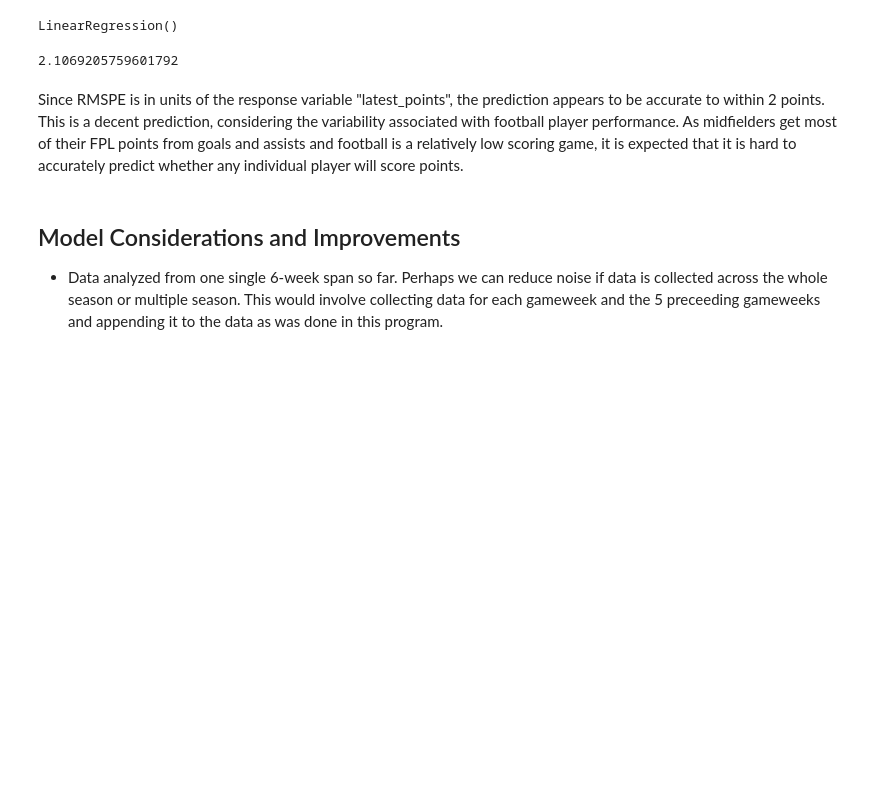
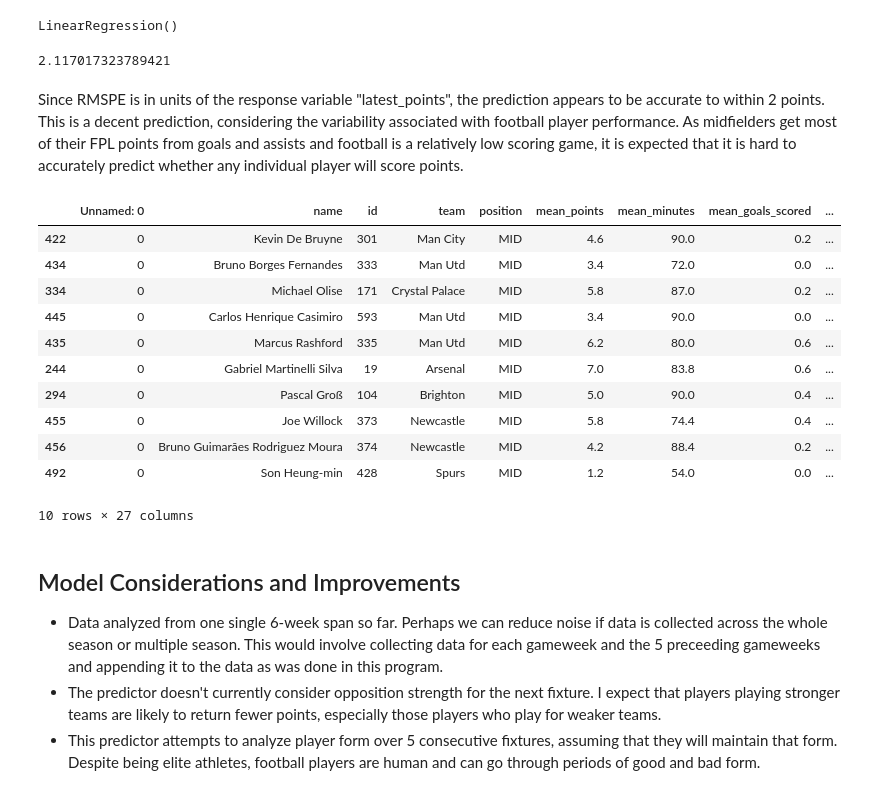
Before and after one commit to hakkd/predictFPL, a Jupyter notebook: EPL_plyr_perform_last_5.ipynb, the cells around one changed output. Saved outputs shown, nothing was run; the diff lists cells and outputs as text; code cells hidden in the pictures; blank space fills up the shorter version.

Commit message:
showing top predicted scorers

```diff
--- a/EPL_plyr_perform_last_5.ipynb
+++ b/EPL_plyr_perform_last_5.ipynb
@@ -666,7 +666,7 @@ last_5_df_train, last_5_df_test = train_test_split(
 )
 # %%
 lm = linear_model.LinearRegression()
-X_train = last_5_df_train[["mean_minutes", "mean_ict", "mean_xa", "mean_opp_def"]]
+X_train = last_5_df_train[["mean_minutes", "mean_ict", "mean_xa", "mean_opp_def", "mean_xgi"]]
 y_train = last_5_df_train[["latest_points"]]
 
 # fit the linear regression model
@@ -676,7 +676,7 @@ LinearRegression()
 # %%
 import numpy as np
 # %%
-X_test = last_5_df_test[["mean_minutes", "mean_ict", "mean_xa", "mean_opp_def"]]
+X_test = last_5_df_test[["mean_minutes", "mean_ict", "mean_xa", "mean_opp_def", "mean_xgi"]]
 y_test = last_5_df_test[["latest_points"]]
 
 # predict on test data
@@ -692,10 +692,28 @@ RMSPE = np.sqrt(
 
 RMSPE
 # %% [output]
-2.1069205759601792
+2.117017323789421
 # %% [markdown]
 Since RMSPE is in units of the response variable "latest_points", the prediction appears to be accurate to within 2 points. This is a decent prediction, considering the variability associated with football player performance. As midfielders get most of their FPL points from goals and assists and football is a relatively low scoring game, it is expected that it is hard to accurately predict whether any individual player will score points.
+# %%
+# show the highest predicted points
+last_5_preds.sort_values('predicted', ascending=False).head(10)
+# %% [output]
+|  | Unnamed: 0 | name | id | team | position | mean_points | mean_minutes | mean_goals_scored | ... |
+| 422 | 0 | Kevin De Bruyne | 301 | Man City | MID | 4.6 | 90.0 | 0.2 | ... |
+| 434 | 0 | Bruno Borges Fernandes | 333 | Man Utd | MID | 3.4 | 72.0 | 0.0 | ... |
+| 334 | 0 | Michael Olise | 171 | Crystal Palace | MID | 5.8 | 87.0 | 0.2 | ... |
+| 445 | 0 | Carlos Henrique Casimiro | 593 | Man Utd | MID | 3.4 | 90.0 | 0.0 | ... |
+| 435 | 0 | Marcus Rashford | 335 | Man Utd | MID | 6.2 | 80.0 | 0.6 | ... |
+| 244 | 0 | Gabriel Martinelli Silva | 19 | Arsenal | MID | 7.0 | 83.8 | 0.6 | ... |
+| 294 | 0 | Pascal Groß | 104 | Brighton | MID | 5.0 | 90.0 | 0.4 | ... |
+| 455 | 0 | Joe Willock | 373 | Newcastle | MID | 5.8 | 74.4 | 0.4 | ... |
+| 456 | 0 | Bruno Guimarães Rodriguez Moura | 374 | Newcastle | MID | 4.2 | 88.4 | 0.2 | ... |
+| 492 | 0 | Son Heung-min | 428 | Spurs | MID | 1.2 | 54.0 | 0.0 | ... |
+10 rows × 27 columns
 # %% [markdown]
 ## Model Considerations and Improvements
 
 - Data analyzed from one single 6-week span so far. Perhaps we can reduce noise if data is collected across the whole season or multiple season. This would involve collecting data for each gameweek and the 5 preceeding gameweeks and appending it to the data as was done in this program.
+- The predictor doesn't currently consider opposition strength for the next fixture. I expect that players playing stronger teams are likely to return fewer points, especially those players who play for weaker teams.
+- This predictor attempts to analyze player form over 5 consecutive fixtures, assuming that they will maintain that form. Despite being elite athletes, football players are human and can go through periods of good and bad form.
```
